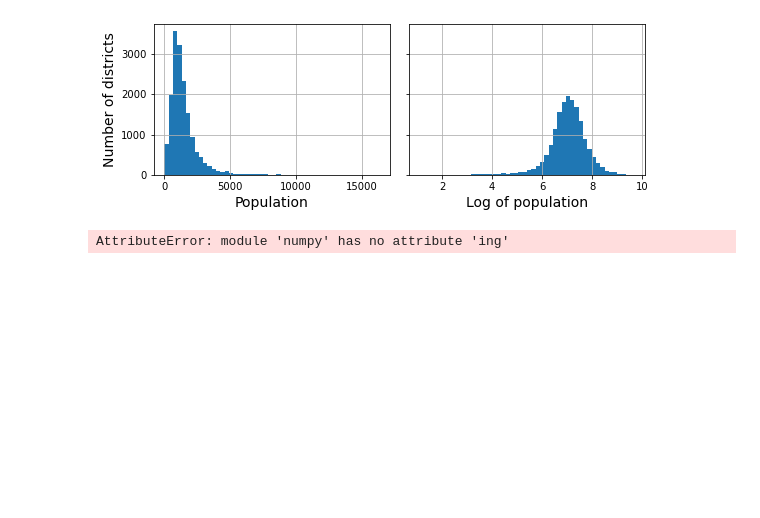
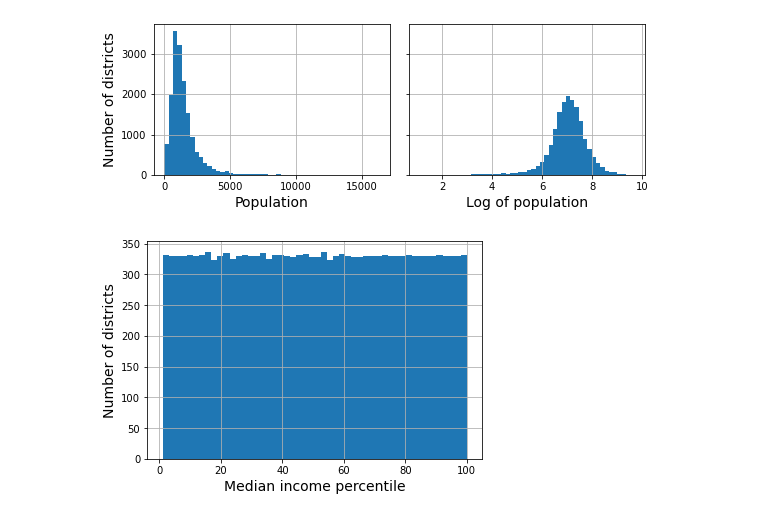
Before and after one commit to AiJared/HandsOnSklearn, a Jupyter notebook: Handson2.ipynb, the cells around one changed output. Saved outputs shown, nothing was run; the diff lists cells and outputs as text; code cells hidden in the pictures; blank space fills up the shorter version.

```diff
--- a/Handson2.ipynb
+++ b/Handson2.ipynb
@@ -633,19 +633,19 @@ plt.show()
 [figure]
 # %%
 # what if we replace each value with its percentile
-# %%
-# extra code - just shows that we get a uniform distribution
-percentiles = [np.percentile(housing["median_income"], p)
-              for p in range(1, 100)]
-flattened_median_income = pd.cut(housing["median_income"],
-                                bins=[-np.inf] + percentiles + [np.ing],
-                                labels=range(1, 100 + 1))
-flattened_median_income.hist(bins=50)
-plt.xlabel("Median income percentile")
-plt.ylabel("Number of districts")
-plt.show()
-# Note: incomes below the 1st percentile are labeled 1 and incomes
-# above the 99th percentile are labeled 100. Thi is why distribution
-# is from 1 to 100 (not 0 to 100)
-# %% [output]
-AttributeError: module 'numpy' has no attribute 'ing'
+# %%
+# extra code - just shows that we get a uniform distribution
+percentiles = [np.percentile(housing["median_income"], p)
+              for p in range(1, 100)]
+flattened_median_income = pd.cut(housing["median_income"],
+                                bins=[-np.inf] + percentiles + [np.inf],
+                                labels=range(1, 100 + 1))
+flattened_median_income.hist(bins=50)
+plt.xlabel("Median income percentile")
+plt.ylabel("Number of districts")
+plt.show()
+# Note: incomes below the 1st percentile are labeled 1 and incomes
+# above the 99th percentile are labeled 100. Thi is why distribution
+# is from 1 to 100 (not 0 to 100)
+# %% [output]
+[figure, added]
```
Also changed, not shown: parts of 2 cells of this notebook, 1 other file.
